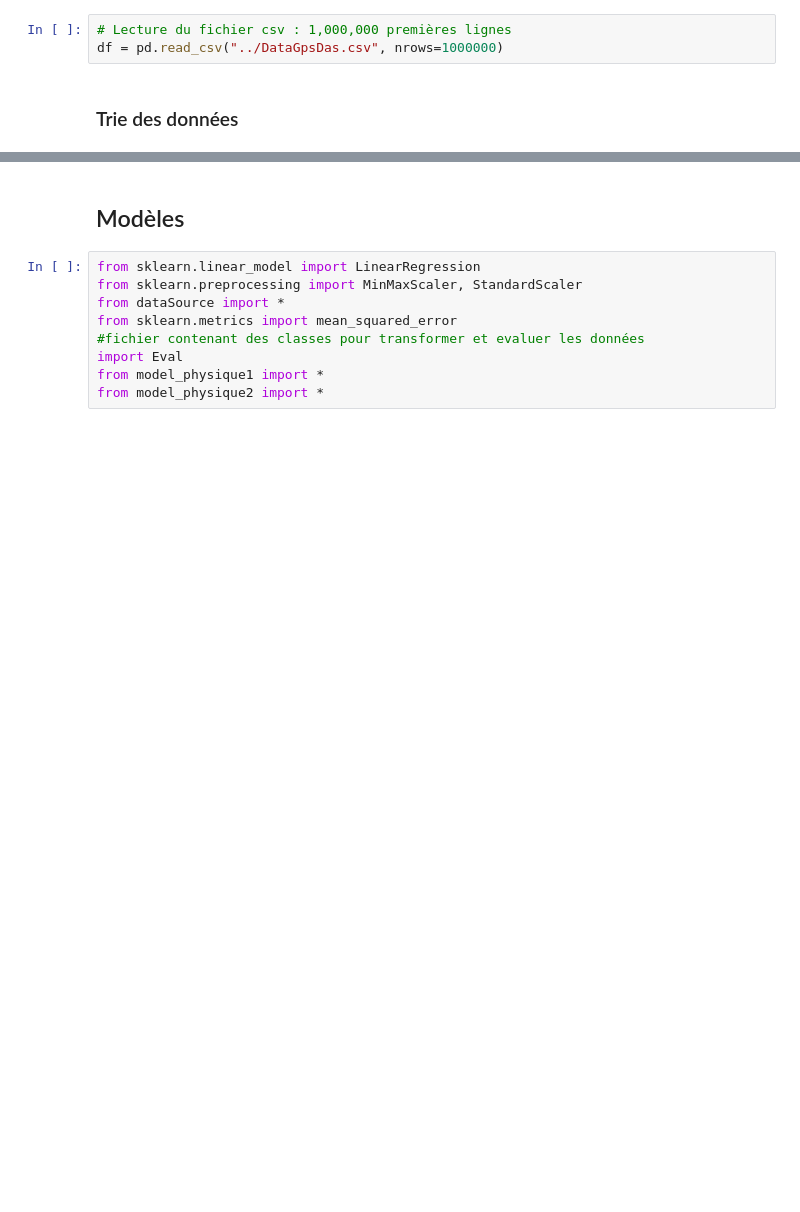
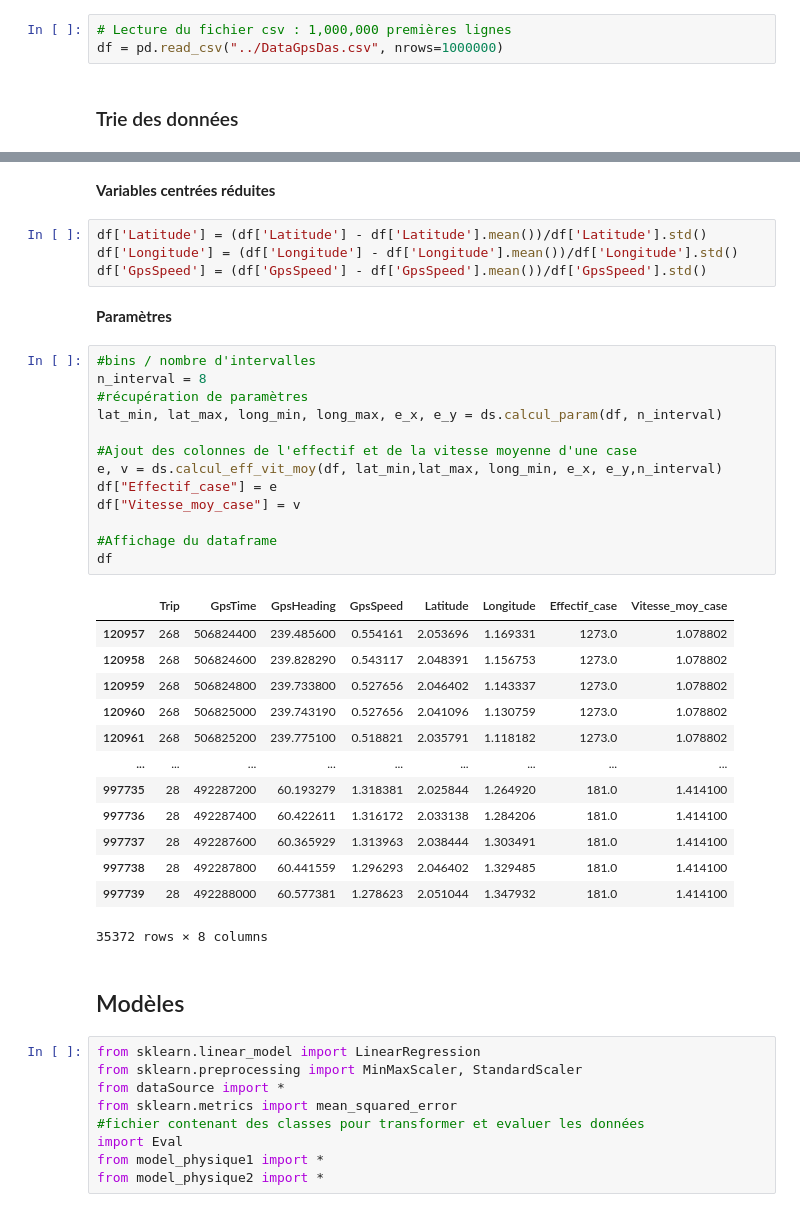
Before and after one commit to FZYUAN-1/pldac_interpolation, a Jupyter notebook: PROJET GPS 2.ipynb, the cells around one changed output, grey strips where cells are left out. Drawn from its saved outputs; the diff is of its cells as text; blank space fills up the shorter version.

```diff
--- a/PROJET GPS 2.ipynb
+++ b/PROJET GPS 2.ipynb
@@ -47,3 +35,38 @@ df
+# %% [markdown]
+**Variables centrées réduites**
+# %%
+df['Latitude'] = (df['Latitude'] - df['Latitude'].mean())/df['Latitude'].std()
+df['Longitude'] = (df['Longitude'] - df['Longitude'].mean())/df['Longitude'].std()
+df['GpsSpeed'] = (df['GpsSpeed'] - df['GpsSpeed'].mean())/df['GpsSpeed'].std()
+# %% [markdown]
+**Paramètres**
+# %%
+#bins / nombre d'intervalles
+n_interval = 8
+#récupération de paramètres
+lat_min, lat_max, long_min, long_max, e_x, e_y = ds.calcul_param(df, n_interval)
+
+#Ajout des colonnes de l'effectif et de la vitesse moyenne d'une case
+e, v = ds.calcul_eff_vit_moy(df, lat_min,lat_max, long_min, e_x, e_y,n_interval)
+df["Effectif_case"] = e
+df["Vitesse_moy_case"] = v
+
+#Affichage du dataframe
+df
+# %% [output]
+|  | Trip | GpsTime | GpsHeading | GpsSpeed | Latitude | Longitude | Effectif_case | Vitesse_moy_case |
+| 120957 | 268 | 506824400 | 239.485600 | 0.554161 | 2.053696 | 1.169331 | 1273.0 | 1.078802 |
+| 120958 | 268 | 506824600 | 239.828290 | 0.543117 | 2.048391 | 1.156753 | 1273.0 | 1.078802 |
+| 120959 | 268 | 506824800 | 239.733800 | 0.527656 | 2.046402 | 1.143337 | 1273.0 | 1.078802 |
+| 120960 | 268 | 506825000 | 239.743190 | 0.527656 | 2.041096 | 1.130759 | 1273.0 | 1.078802 |
+| 120961 | 268 | 506825200 | 239.775100 | 0.518821 | 2.035791 | 1.118182 | 1273.0 | 1.078802 |
+| ... | ... | ... | ... | ... | ... | ... | ... | ... |
+| 997735 | 28 | 492287200 | 60.193279 | 1.318381 | 2.025844 | 1.264920 | 181.0 | 1.414100 |
+| 997736 | 28 | 492287400 | 60.422611 | 1.316172 | 2.033138 | 1.284206 | 181.0 | 1.414100 |
+| 997737 | 28 | 492287600 | 60.365929 | 1.313963 | 2.038444 | 1.303491 | 181.0 | 1.414100 |
+| 997738 | 28 | 492287800 | 60.441559 | 1.296293 | 2.046402 | 1.329485 | 181.0 | 1.414100 |
+| 997739 | 28 | 492288000 | 60.577381 | 1.278623 | 2.051044 | 1.347932 | 181.0 | 1.414100 |
+35372 rows × 8 columns
 # %% [markdown]
 ## Modèles
 # %%
```
Also changed, not shown: parts of 8 cells of this notebook, 2 other files.
